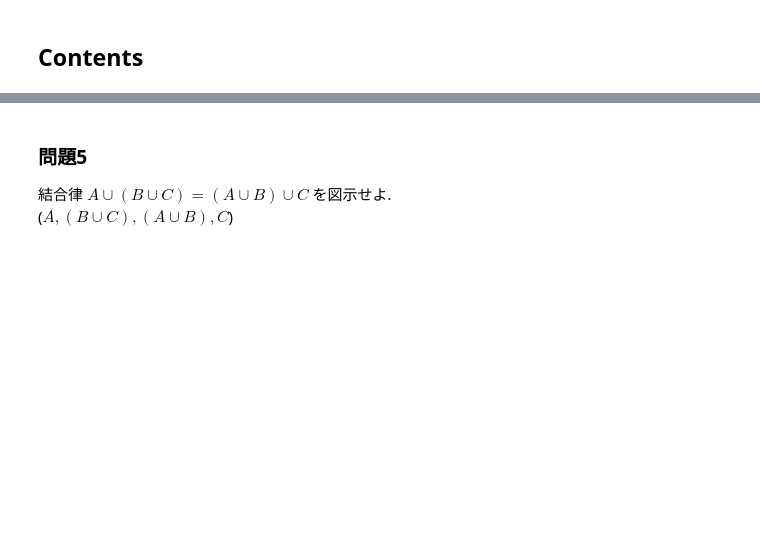
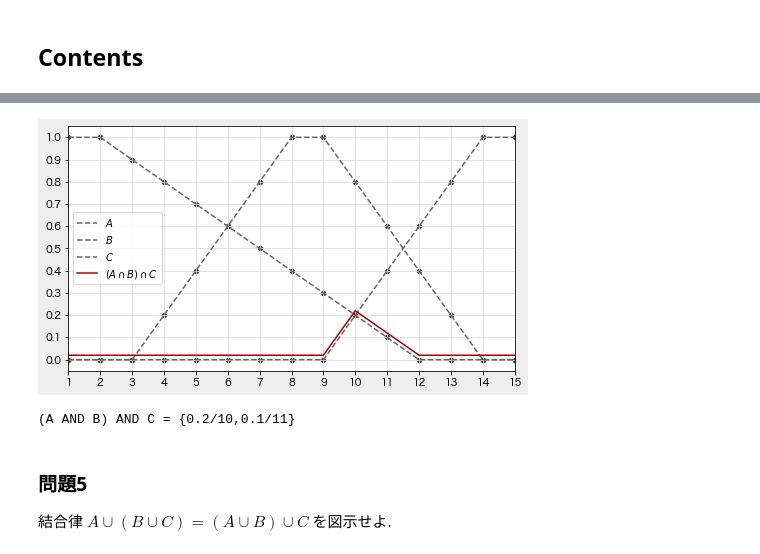
Before and after one commit to Enchan1207/Fuzzy, a Jupyter notebook: Report.ipynb, the cells around one changed output, grey strips where cells are left out. Cells and saved outputs as stored; diff of their text form; code cells hidden in the pictures; blank space fills up the shorter version.

```diff
--- a/Report.ipynb
+++ b/Report.ipynb
@@ -25,5 +83,16 @@ $A \cap B \cap C$ を図示せよ. ($A, B, C, A \cap B \cap C$)
+# %%
+A_AND_B_AND_C = A & B & C
+
+# 描画
+axes = helper.init_canvas((8, 4.5), (1, 1))
+helper.draw([A, B, C, A_AND_B_AND_C], axes[0], (3,))
+
+plt.show()
+print(A_AND_B_AND_C.formula_repr)
+# %% [output]
+[figure, added]
+(A AND B) AND C = {0.2/10,0.1/11}
 # %% [markdown]
 ### 問題5
 
 結合律 $ A \cup (B \cup C) = (A \cup B) \cup C $ を図示せよ.
-($A, (B \cup C), (A \cup B), C$)
```
Also changed, not shown: parts of 20 cells of this notebook.
